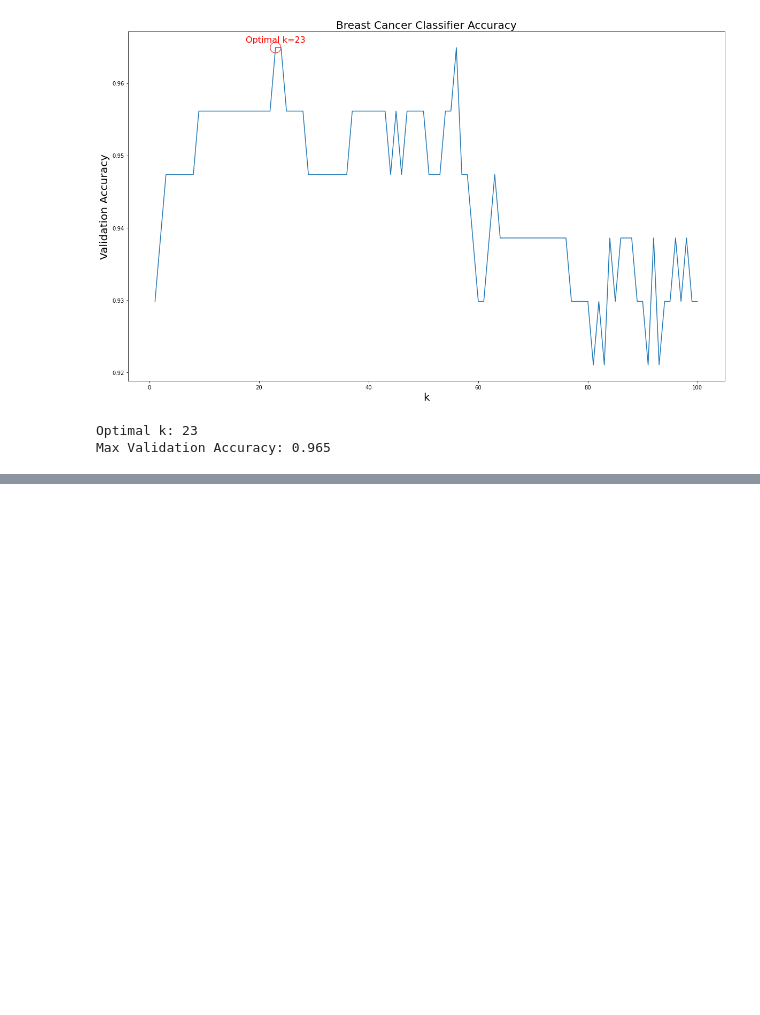
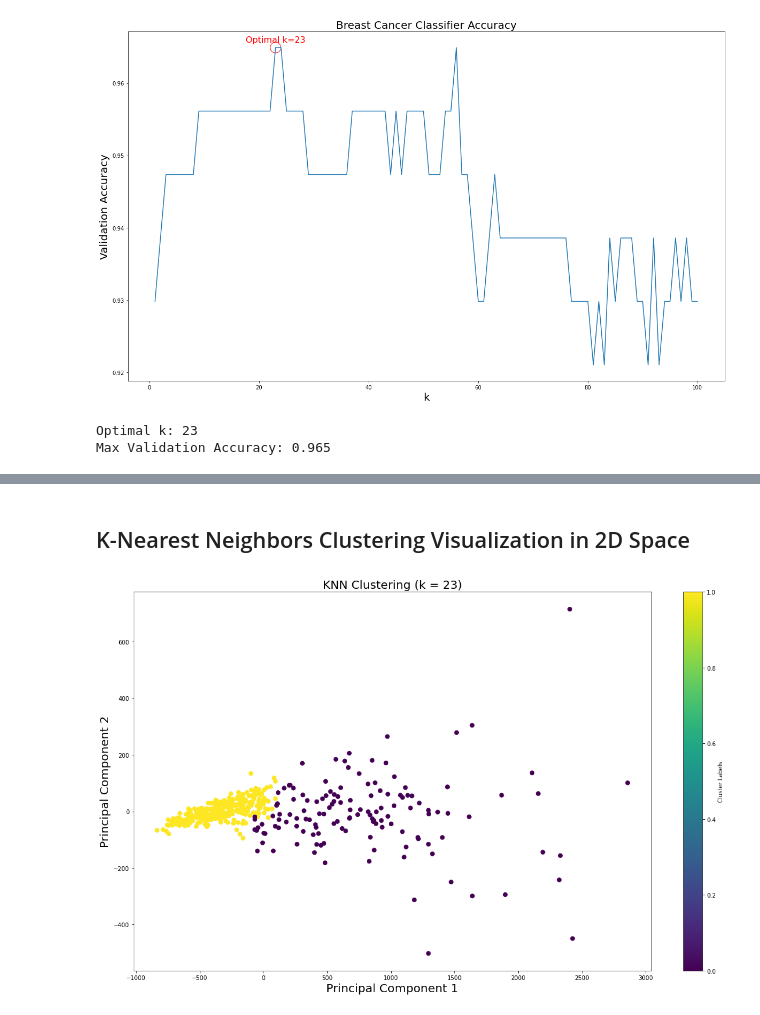
Before and after one commit to MarcLinderGit/breast_cancer, a Jupyter notebook: breast_cancer.ipynb, the cells around one changed output, grey strips where cells are left out. Saved outputs shown, nothing was run; the diff lists cells and outputs as text; code cells hidden in the pictures; blank space fills up the shorter version.

```diff
--- a/breast_cancer.ipynb
+++ b/breast_cancer.ipynb
@@ -135,0 +240,29 @@ Max Validation Accuracy: 0.965
+# %% [markdown]
+## K-Nearest Neighbors Clustering Visualization in 2D Space
+# %%
+# Create a PCA instance with 2 components (for 2D visualization)
+pca = PCA(n_components=optimal_cv_components)
+
+# Fit and transform the data using PCA
+data_2d = pca.fit_transform(training_data)  # You can use training_data or any other data you want to visualize
+
+# Fit the KNN classifier with the training data
+classifier = KNeighborsClassifier(n_neighbors=k)
+classifier.fit(training_data, training_labels)
+
+# Predict labels for the data points
+predicted_labels = classifier.predict(training_data)
+
+# Create a scatter plot of the data points, color-coded by predicted labels
+plt.figure(figsize=(20, 12))
+scatter = plt.scatter(data_2d[:, 0], data_2d[:, 1], c=predicted_labels, cmap='viridis', s=50)
+plt.xlabel('Principal Component 1', fontsize=20)
+plt.ylabel('Principal Component 2', fontsize=20)
+plt.title(f'KNN Clustering (k = {optimal_k})', fontsize=20)
+
+# Add a colorbar to show label-to-color mapping
+plt.colorbar(scatter, label='Cluster Labels')
+
+plt.show()
+# %% [output]
+[figure, added]
```
Also changed, not shown: parts of 9 cells of this notebook, 1 other file.
